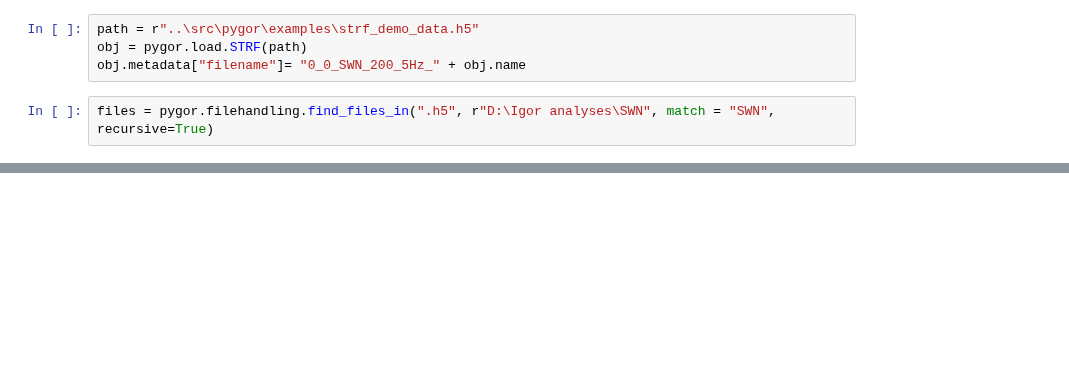
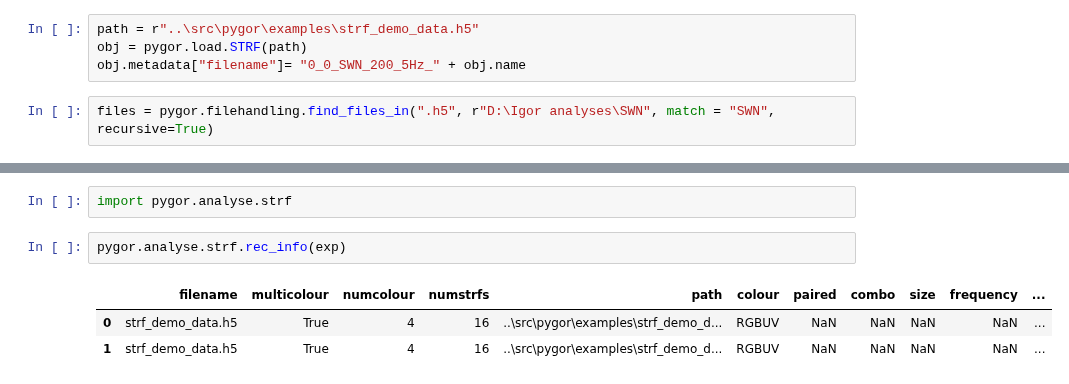
Before and after one commit to simbru/pygor, a Jupyter notebook: Notebooks/clustering_testing.ipynb, the cells around one changed output, grey strips where cells are left out. Saved outputs shown, nothing was run; the diff lists cells and outputs as text; blank space fills up the shorter version.

```diff
--- a/Notebooks/clustering_testing.ipynb
+++ b/Notebooks/clustering_testing.ipynb
@@ -40,0 +33,8 @@ Attached data: <class 'pygor.classes.strf.STRF'>
+# %%
+import pygor.analyse.strf
+# %%
+pygor.analyse.strf.rec_info(exp)
+# %% [output]
+|  | filename | multicolour | numcolour | numstrfs | path | colour | paired | combo | size | frequency | ... |
+| 0 | strf_demo_data.h5 | True | 4 | 16 | ..\src\pygor\examples\strf_demo_d... | RGBUV | NaN | NaN | NaN | NaN | ... |
+| 1 | strf_demo_data.h5 | True | 4 | 16 | ..\src\pygor\examples\strf_demo_d... | RGBUV | NaN | NaN | NaN | NaN | ... |
```
Also changed, not shown: parts of 35 cells of this notebook, 14 other files.
